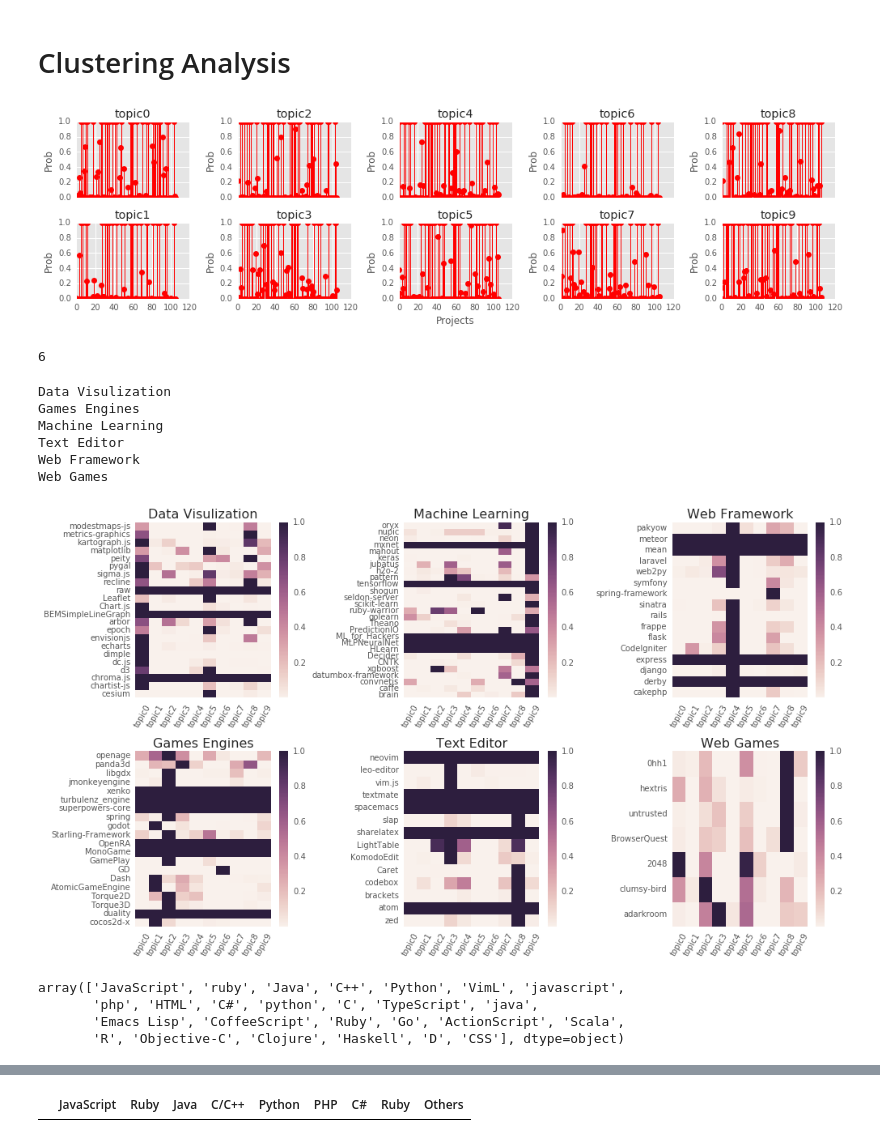
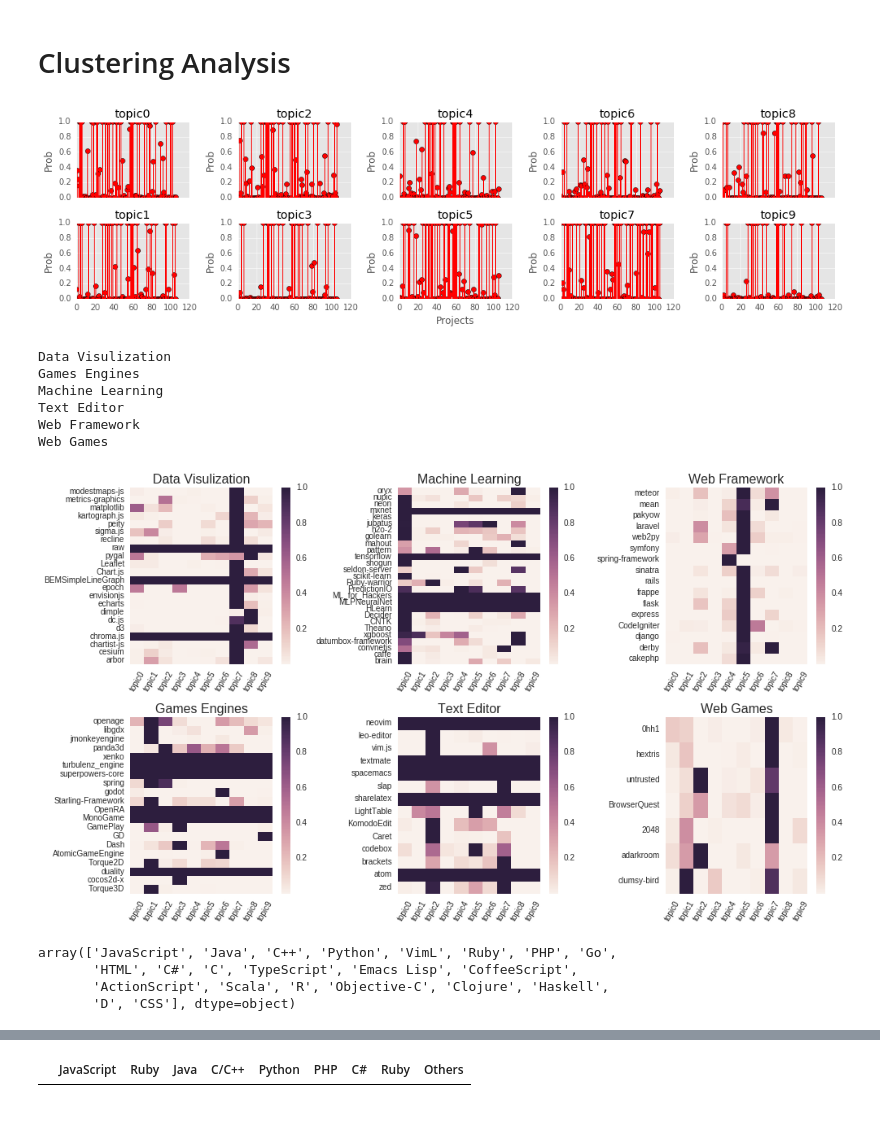
Before and after one commit to hosamshahin/Spring2016_SE_Project, a Jupyter notebook: results/results_analysis.ipynb, the cells around one changed output, grey strips where cells are left out. Saved outputs shown, nothing was run; the diff lists cells and outputs as text; code cells hidden in the pictures.

```diff
--- a/results/results_analysis.ipynb
+++ b/results/results_analysis.ipynb
@@ -33,7 +33,7 @@ base_dir = '/home/doaa/Documents/Spring2016_SE_Project/'
 max_df = 0.7
 min_df = 0.3
 # suffix = str(max_df)+'_'+str(min_df) # for 10
-lang = 'categories_'
+lang = 'categories_fixed_'
 # lang = 'all_'
 # lang = ''
 
@@ -299,44 +279,52 @@ plt.tight_layout()
 
 plt.savefig('topic_projects'+suffix+'.png', bbox_inches='tight', dpi=350)
 # %% [output]
-[figure, old version]
+[figure, new version]
-# %%
-projects = pd.merge(projects_details, proj_topic, right_index=True, left_index=True)
-categories = projects.groupby('group')
-categories.ngroups
-# %% [output]
-6
 # %%
 import seaborn as sns
+
+to_remove =  ['neovim', 'mxnet', 'xenko', 'turbulenz_engine', 'textmate', 'tensorflow', 'superpowers-core',
+             'spacemacs', 'sharelatex', 'raw', 'OpenRA', 'MonoGame', 'ML_for_Hackers', 'MLPNeuralNet',
+             'HLearn', 'BEMSimpleLineGraph', 'duality', 'chroma.js', 'atom']
+
+
+projects = pd.merge(projects_details, proj_topic, right_index=True, left_index=True)
+projects.reset_index(inplace=True)
+df = projects#[~projects['index'].isin(to_remove)]
+df.set_index('index', inplace=True)
+categories = df.groupby('group')
+categories.ngroups
 
 f, ax= plt.subplots(2, 3, figsize=(14, 8))#, sharex=True)
 
 for i, (name, g) in enumerate(categories):
     x = i%2
     y = int(i/2)
     print(name)
     sns.heatmap(g.ix[:,2:NUM_TOPICS+2], ax=ax[x][y])#, cmap="RdBu_r", cbar=False)
     ax[x][y].set_title(name, fontsize=16)
     ax[x][y].set_ylabel('')
     labels = ax[x][y].get_xticklabels()
     plt.setp(labels, rotation=60)
 
 plt.tight_layout()
 
 plt.savefig('topic_projects_heatmap'+suffix+'.png', bbox_inches='tight', dpi=350)
 # %% [output]
 Data Visulization
 Games Engines
 Machine Learning
 Text Editor
 Web Framework
 Web Games
-[figure, old version]
+[figure, new version]
 # %%
+
+
 projects['sum'] = projects.ix[:,2:2+NUM_TOPICS].sum(axis=1)
 projects['type'].unique()
 # %% [output]
-array(['JavaScript', 'ruby', 'Java', 'C++', 'Python', 'VimL', 'javascript',
-       'php', 'HTML', 'C#', 'python', 'C', 'TypeScript', 'java',
-       'Emacs Lisp', 'CoffeeScript', 'Ruby', 'Go', 'ActionScript', 'Scala',
-       'R', 'Objective-C', 'Clojure', 'Haskell', 'D', 'CSS'], dtype=object)
+array(['JavaScript', 'Java', 'C++', 'Python', 'VimL', 'Ruby', 'PHP', 'Go',
+       'HTML', 'C#', 'C', 'TypeScript', 'Emacs Lisp', 'CoffeeScript',
+       'ActionScript', 'Scala', 'R', 'Objective-C', 'Clojure', 'Haskell',
+       'D', 'CSS'], dtype=object)
```
Also changed, not shown: parts of 13 cells of this notebook, 10 other files.
